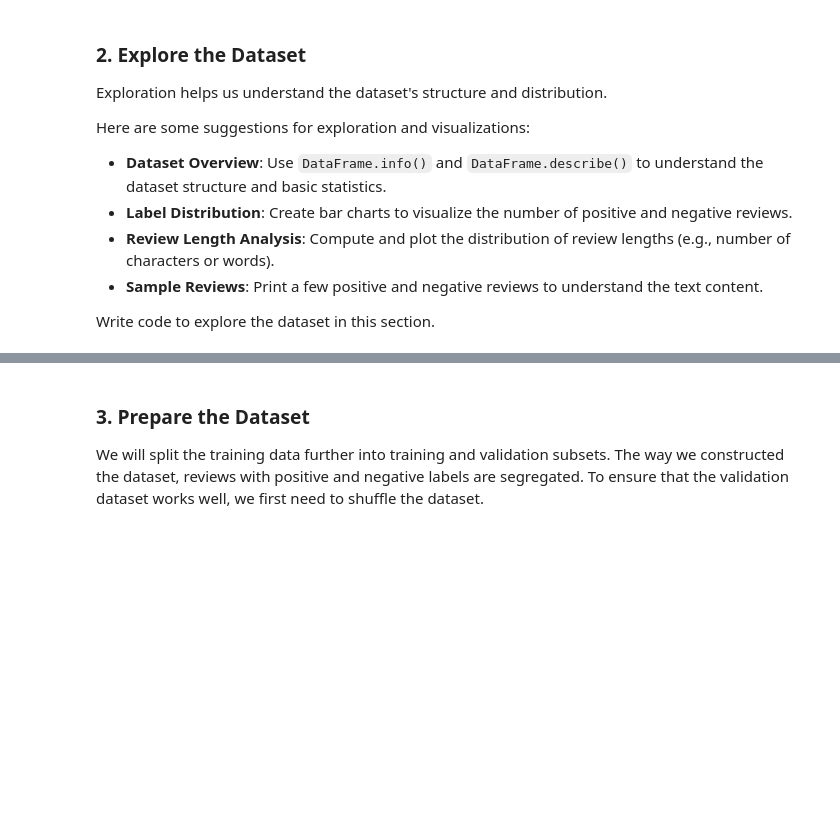
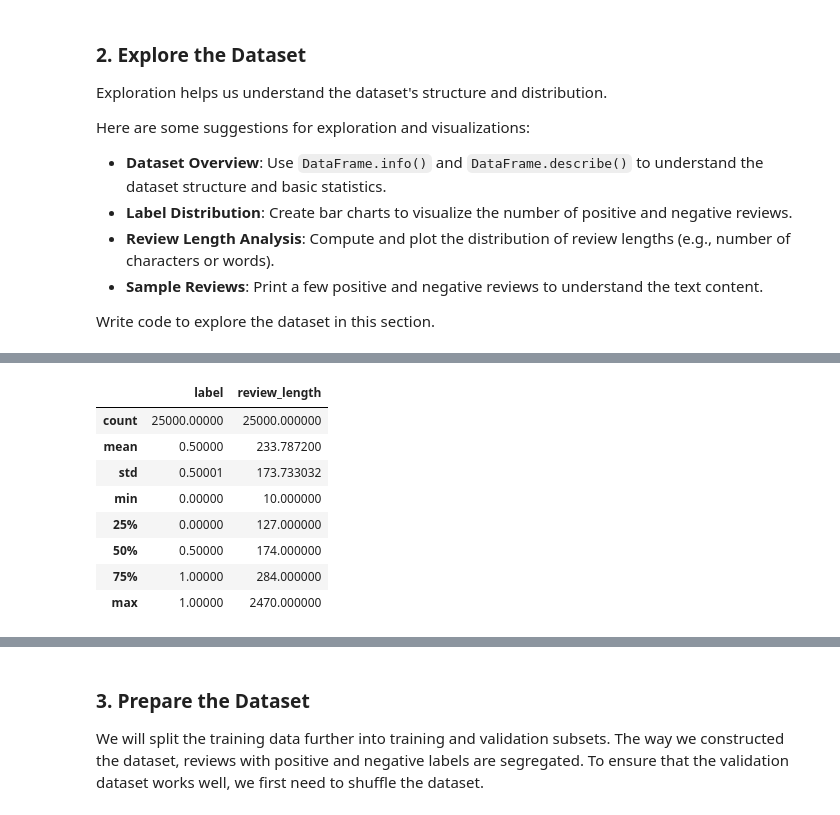
Before and after one commit to LaviniaDragunoi/sentimentscope-imdb-transformer, a Jupyter notebook: starter/SentimentScope_starter.ipynb, the cells around one changed output, grey strips where cells are left out. Saved outputs shown, nothing was run; the diff lists cells and outputs as text; code cells hidden in the pictures; blank space fills up the shorter version.

```diff
--- a/starter/SentimentScope_starter.ipynb
+++ b/starter/SentimentScope_starter.ipynb
@@ -215,0 +299,12 @@ Write code to explore the dataset in this section.
+# %%
+train_df.describe()
+# %% [output]
+|  | label | review_length |
+| count | 25000.00000 | 25000.000000 |
+| mean | 0.50000 | 233.787200 |
+| std | 0.50001 | 173.733032 |
+| min | 0.00000 | 10.000000 |
+| 25% | 0.00000 | 127.000000 |
+| 50% | 0.50000 | 174.000000 |
+| 75% | 1.00000 | 284.000000 |
+| max | 1.00000 | 2470.000000 |
```
Also changed, not shown: parts of 30 cells of this notebook, 1 other file.
